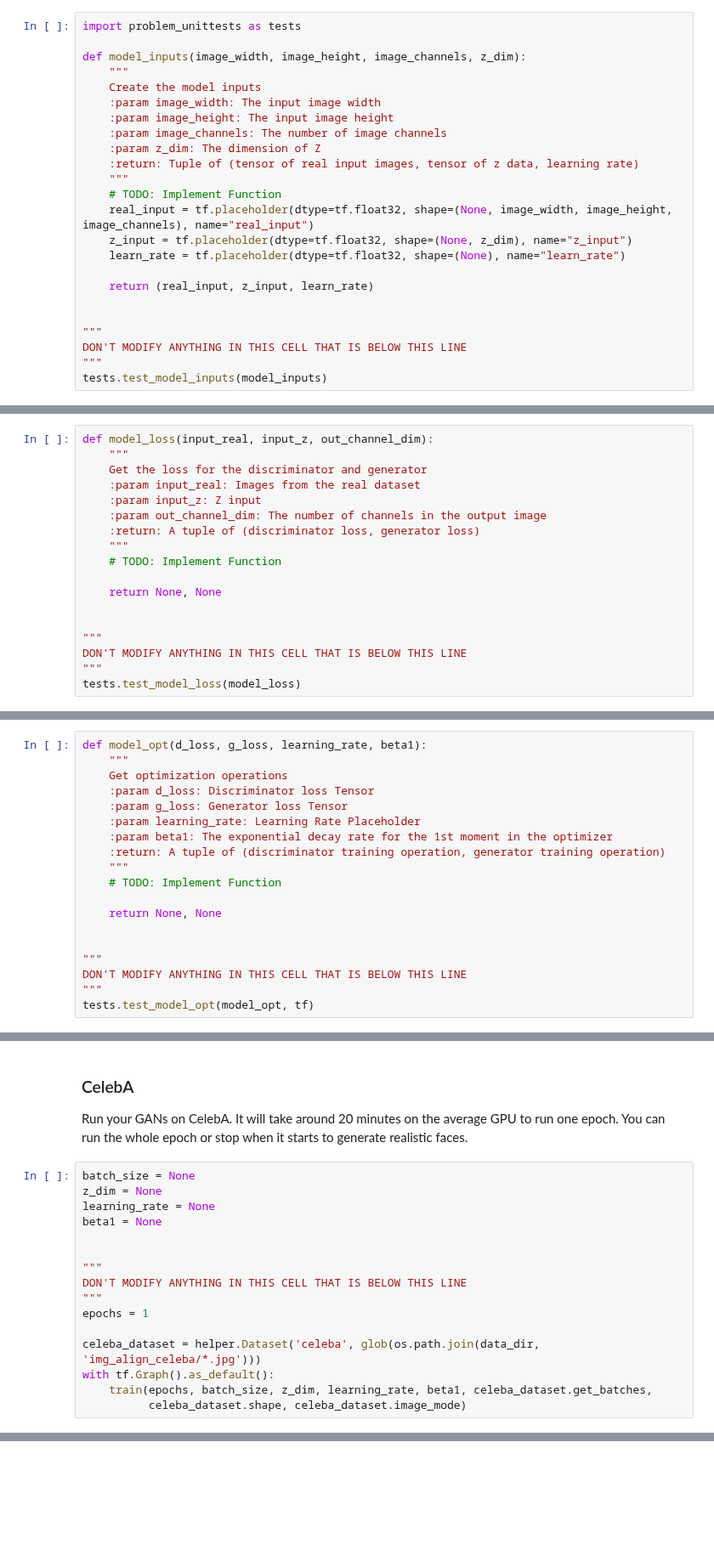
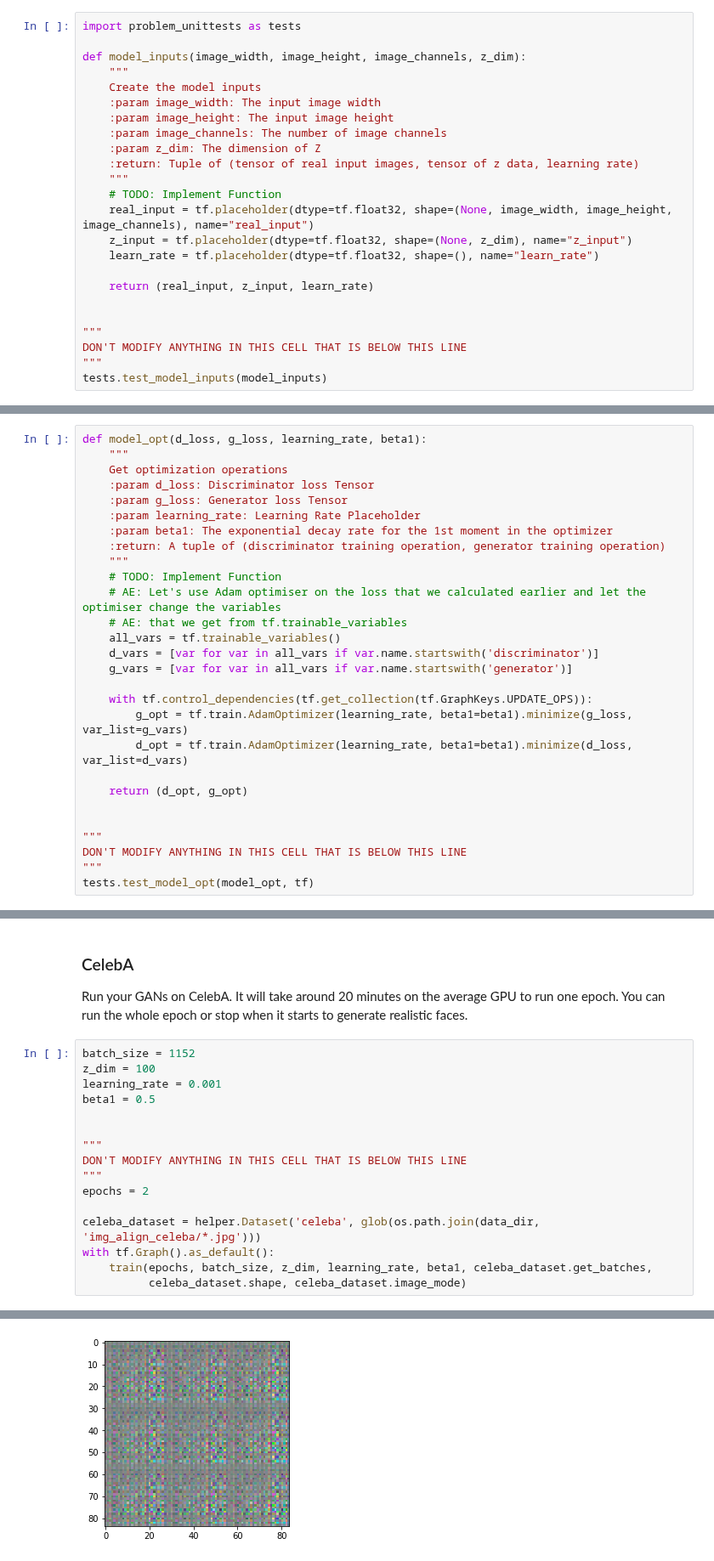
Before and after one commit to archie1983/udacity_deep_learning_course, a Jupyter notebook: face_generation/dlnd_face_generation.ipynb, the cells around one changed output, grey strips where cells are left out. Shown at 85% size. Drawn from its saved outputs; the diff is of its cells as text; blank space fills up the shorter version.

```diff
--- a/face_generation/dlnd_face_generation.ipynb
+++ b/face_generation/dlnd_face_generation.ipynb
@@ -134,7 +135,7 @@ def model_inputs(image_width, image_height, image_channels, z_dim):
     # TODO: Implement Function
     real_input = tf.placeholder(dtype=tf.float32, shape=(None, image_width, image_height, image_channels), name="real_input")
     z_input = tf.placeholder(dtype=tf.float32, shape=(None, z_dim), name="z_input")
-    learn_rate = tf.placeholder(dtype=tf.float32, shape=(None), name="learn_rate")
+    learn_rate = tf.placeholder(dtype=tf.float32, shape=(), name="learn_rate")
 
     return (real_input, z_input, learn_rate)
 
@@ -289,21 +283,3 @@ Tests Passed
 Implement `model_loss` to build the GANs for training and calculate the loss.  The function should return a tuple of (discriminator loss, generator loss).  Use the following functions you implemented:
 - `discriminator(images, reuse=False)`
 - `generator(z, out_channel_dim, is_train=True)`
-# %%
-def model_loss(input_real, input_z, out_channel_dim):
-    """
-    Get the loss for the discriminator and generator
-    :param input_real: Images from the real dataset
-    :param input_z: Z input
-    :param out_channel_dim: The number of channels in the output image
-    :return: A tuple of (discriminator loss, generator loss)
-    """
-    # TODO: Implement Function
-
-    return None, None
-
-
-"""
-DON'T MODIFY ANYTHING IN THIS CELL THAT IS BELOW THIS LINE
-"""
-tests.test_model_loss(model_loss)
@@ -321,8 +340,17 @@ def model_opt(d_loss, g_loss, learning_rate, beta1):
     :return: A tuple of (discriminator training operation, generator training operation)
     """
     # TODO: Implement Function
+    # AE: Let's use Adam optimiser on the loss that we calculated earlier and let the optimiser change the variables
+    # AE: that we get from tf.trainable_variables
+    all_vars = tf.trainable_variables()
+    d_vars = [var for var in all_vars if var.name.startswith('discriminator')]
+    g_vars = [var for var in all_vars if var.name.startswith('generator')]
 
-    return None, None
+    with tf.control_dependencies(tf.get_collection(tf.GraphKeys.UPDATE_OPS)):
+        g_opt = tf.train.AdamOptimizer(learning_rate, beta1=beta1).minimize(g_loss, var_list=g_vars)
+        d_opt = tf.train.AdamOptimizer(learning_rate, beta1=beta1).minimize(d_loss, var_list=d_vars)
+
+    return (d_opt, g_opt)
 
 
 """
@@ -411,18 +494,19 @@ with tf.Graph().as_default():
 ### CelebA
 Run your GANs on CelebA.  It will take around 20 minutes on the average GPU to run one epoch.  You can run the whole epoch or stop when it starts to generate realistic faces.
 # %%
-batch_size = None
-z_dim = None
-learning_rate = None
-beta1 = None
+batch_size = 1152
+z_dim = 100
+learning_rate = 0.001
+beta1 = 0.5
 
 
 """
 DON'T MODIFY ANYTHING IN THIS CELL THAT IS BELOW THIS LINE
 """
-epochs = 1
+epochs = 2
 
 celeba_dataset = helper.Dataset('celeba', glob(os.path.join(data_dir, 'img_align_celeba/*.jpg')))
 with tf.Graph().as_default():
     train(epochs, batch_size, z_dim, learning_rate, beta1, celeba_dataset.get_batches,
           celeba_dataset.shape, celeba_dataset.image_mode)
+# %% [output]
@@ -428,0 +517 @@ with tf.Graph().as_default():
+[figure, added]
```
Also changed, not shown: parts of 9 cells of this notebook.
